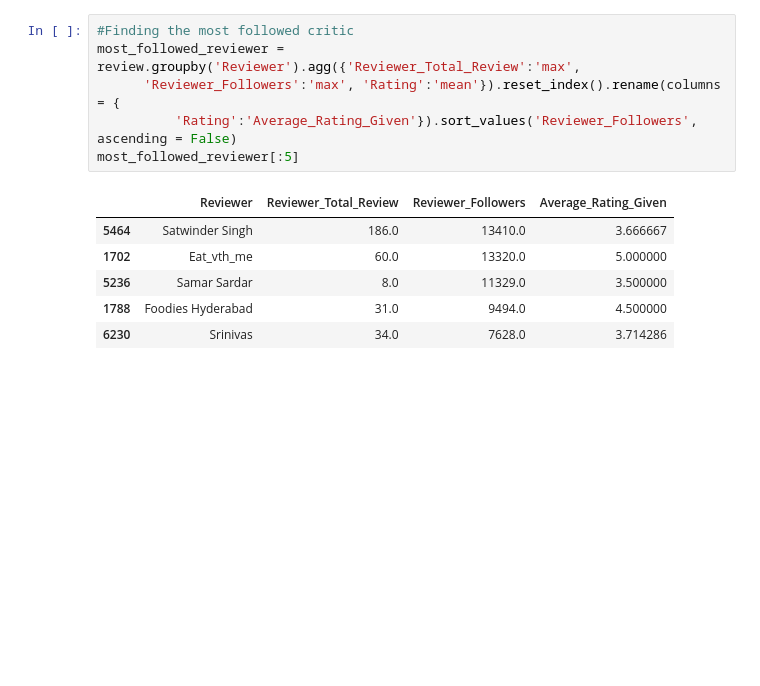
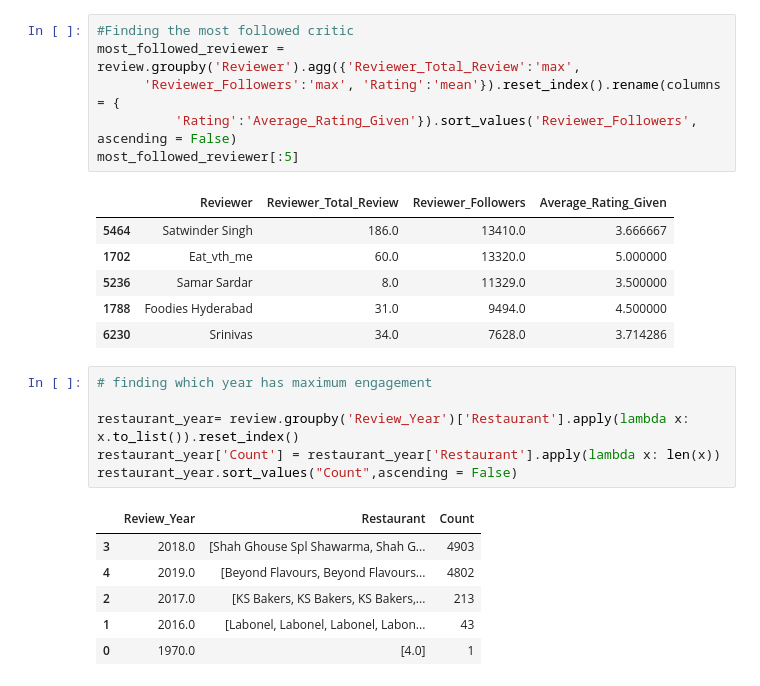
Before and after one commit to pi-mishra/Zomato-Restaurant-Clustering-And-Sentiment-Analysis, a Jupyter notebook: Zomato_Restaurant_Clustering_And_Sentiment_Analysis.ipynb, the cells around one changed output. Drawn from its saved outputs; the diff is of its cells as text; blank space fills up the shorter version.

```diff
--- a/Zomato_Restaurant_Clustering_And_Sentiment_Analysis.ipynb
+++ b/Zomato_Restaurant_Clustering_And_Sentiment_Analysis.ipynb
@@ -570,3 +563,16 @@ most_followed_reviewer[:5]
 | 5236 | Samar Sardar | 8.0 | 11329.0 | 3.500000 |
 | 1788 | Foodies Hyderabad | 31.0 | 9494.0 | 4.500000 |
 | 6230 | Srinivas | 34.0 | 7628.0 | 3.714286 |
+# %%
+# finding which year has maximum engagement
+
+restaurant_year= review.groupby('Review_Year')['Restaurant'].apply(lambda x: x.to_list()).reset_index()
+restaurant_year['Count'] = restaurant_year['Restaurant'].apply(lambda x: len(x))
+restaurant_year.sort_values("Count",ascending = False)
+# %% [output]
+|  | Review_Year | Restaurant | Count |
+| 3 | 2018.0 | [Shah Ghouse Spl Shawarma, Shah G... | 4903 |
+| 4 | 2019.0 | [Beyond Flavours, Beyond Flavours... | 4802 |
+| 2 | 2017.0 | [KS Bakers, KS Bakers, KS Bakers,... | 213 |
+| 1 | 2016.0 | [Labonel, Labonel, Labonel, Labon... | 43 |
+| 0 | 1970.0 | [4.0] | 1 |
```
Also changed, not shown: parts of 5 cells of this notebook.
